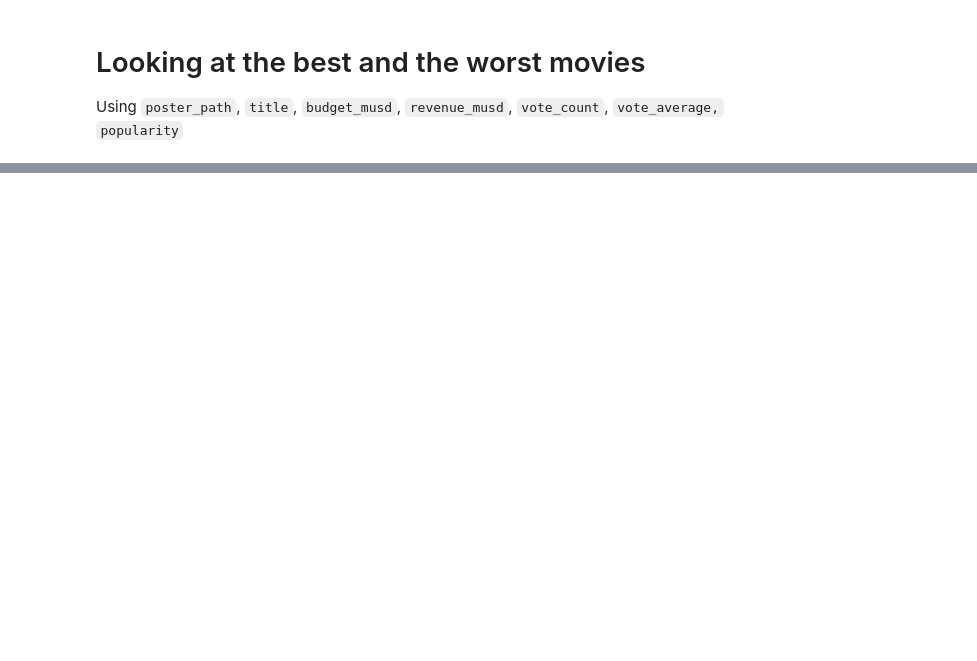
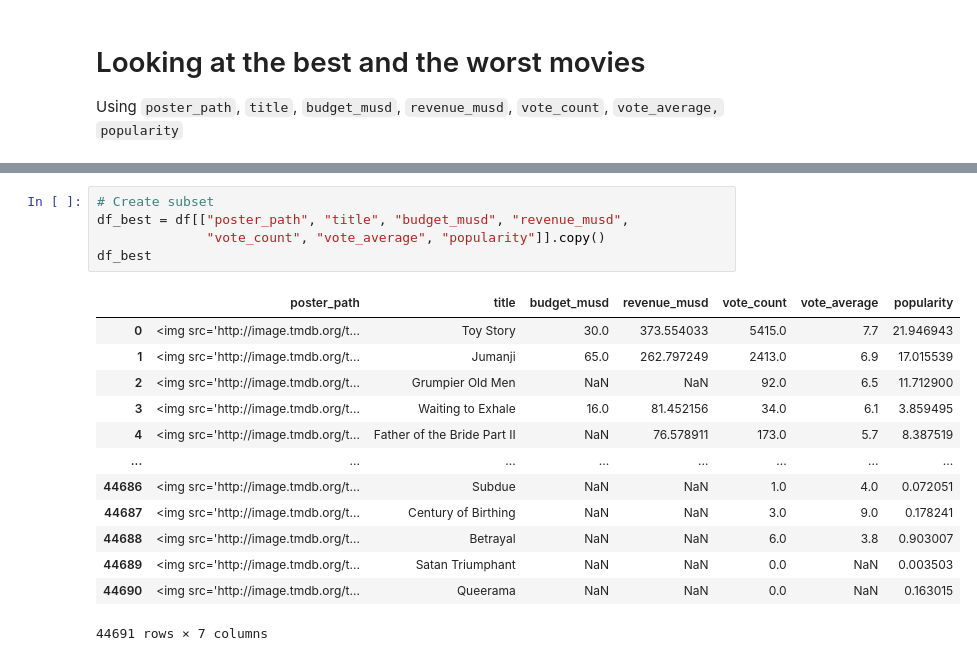
Before and after one commit to mattyapers/Movies_EDA, a Jupyter notebook: Movies_EDA_1.ipynb, the cells around one changed output, grey strips where cells are left out. Cells and saved outputs as stored; diff of their text form; blank space fills up the shorter version.

```diff
--- a/Movies_EDA_1.ipynb
+++ b/Movies_EDA_1.ipynb
@@ -130,0 +165,19 @@ poster_path title budget_musd revenue_musd vote_count vote_average popularity
+# %%
+# Create subset
+df_best = df[["poster_path", "title", "budget_musd", "revenue_musd",
+              "vote_count", "vote_average", "popularity"]].copy()
+df_best
+# %% [output]
+|  | poster_path | title | budget_musd | revenue_musd | vote_count | vote_average | popularity |
+| 0 | <img src='http://image.tmdb.org/t... | Toy Story | 30.0 | 373.554033 | 5415.0 | 7.7 | 21.946943 |
+| 1 | <img src='http://image.tmdb.org/t... | Jumanji | 65.0 | 262.797249 | 2413.0 | 6.9 | 17.015539 |
+| 2 | <img src='http://image.tmdb.org/t... | Grumpier Old Men | NaN | NaN | 92.0 | 6.5 | 11.712900 |
+| 3 | <img src='http://image.tmdb.org/t... | Waiting to Exhale | 16.0 | 81.452156 | 34.0 | 6.1 | 3.859495 |
+| 4 | <img src='http://image.tmdb.org/t... | Father of the Bride Part II | NaN | 76.578911 | 173.0 | 5.7 | 8.387519 |
+| ... | ... | ... | ... | ... | ... | ... | ... |
+| 44686 | <img src='http://image.tmdb.org/t... | Subdue | NaN | NaN | 1.0 | 4.0 | 0.072051 |
+| 44687 | <img src='http://image.tmdb.org/t... | Century of Birthing | NaN | NaN | 3.0 | 9.0 | 0.178241 |
+| 44688 | <img src='http://image.tmdb.org/t... | Betrayal | NaN | NaN | 6.0 | 3.8 | 0.903007 |
+| 44689 | <img src='http://image.tmdb.org/t... | Satan Triumphant | NaN | NaN | 0.0 | NaN | 0.003503 |
+| 44690 | <img src='http://image.tmdb.org/t... | Queerama | NaN | NaN | 0.0 | NaN | 0.163015 |
+44691 rows × 7 columns
```
Also changed, not shown: parts of 46 cells of this notebook.
